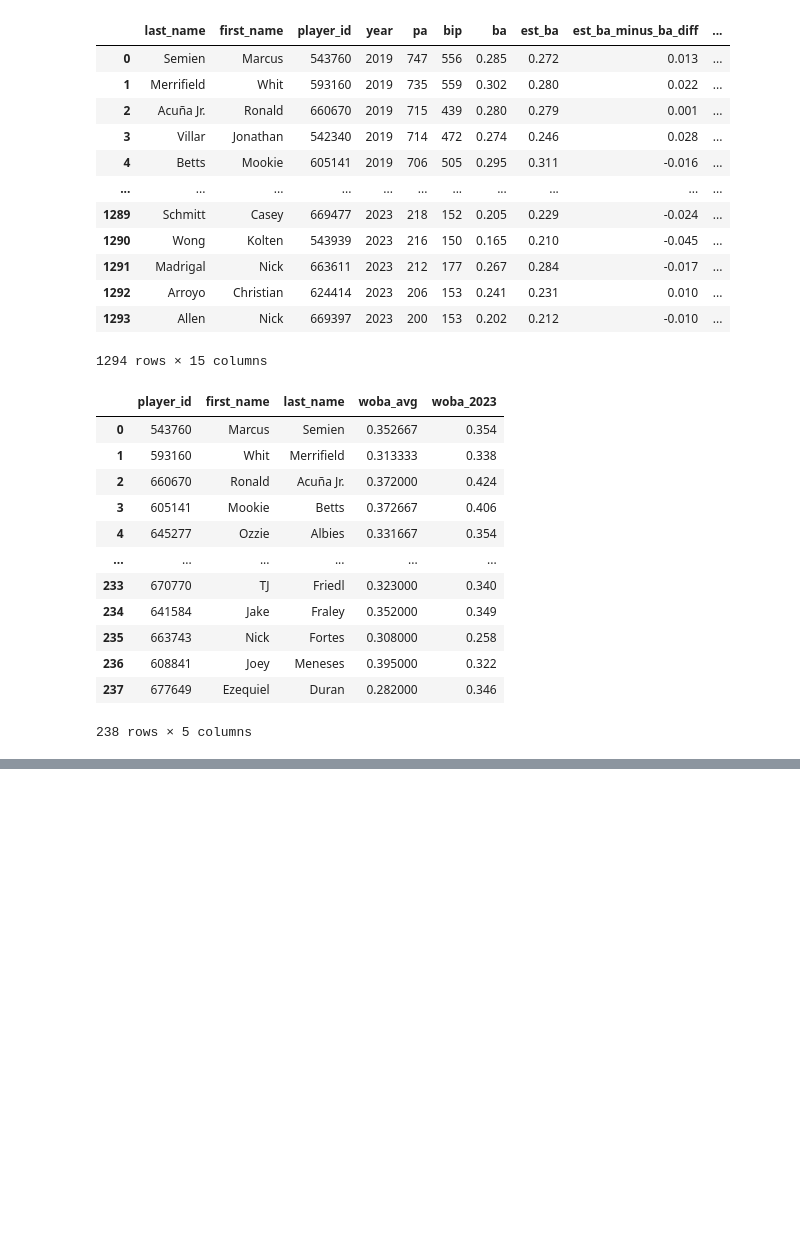
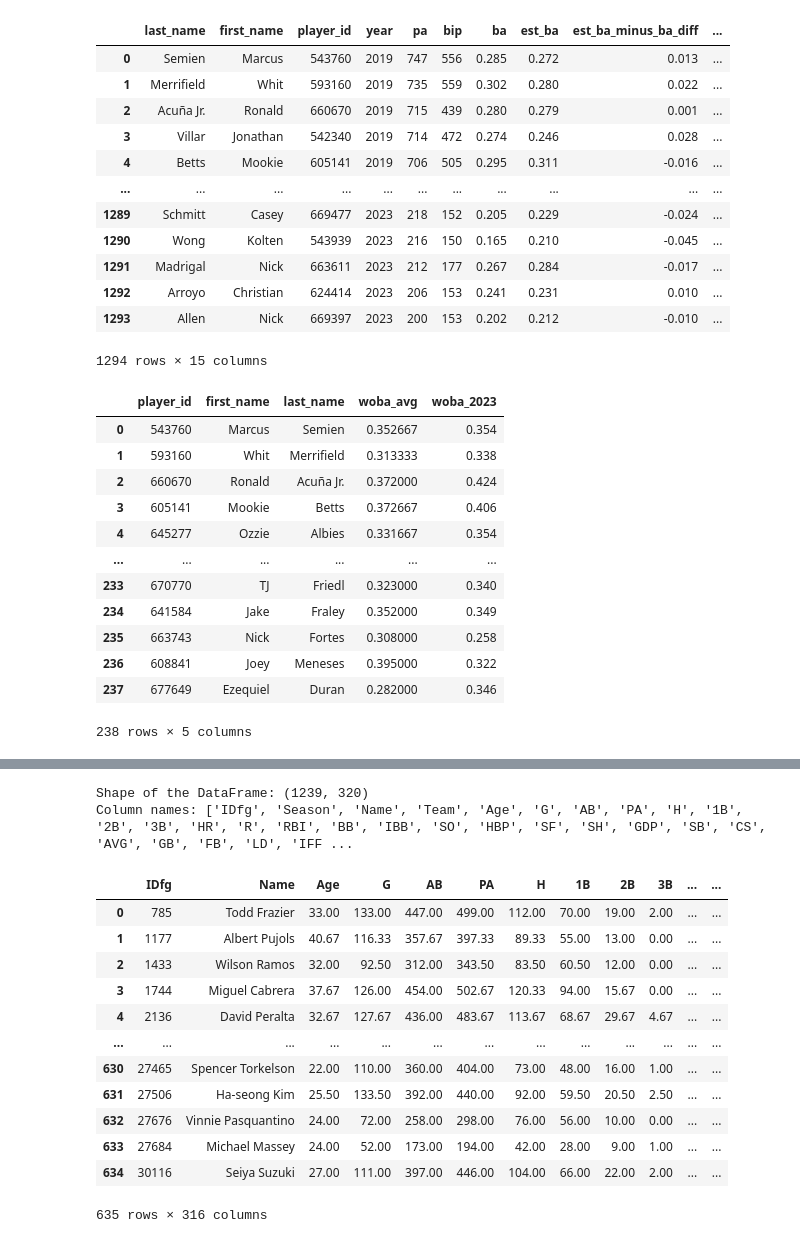
Before and after one commit to PsCushman/baseball-rule-changes, a Jupyter notebook: baseball_data_import.ipynb, the cells around one changed output, grey strips where cells are left out. Saved outputs shown, nothing was run; the diff lists cells and outputs as text; code cells hidden in the pictures; blank space fills up the shorter version.

```diff
--- a/baseball_data_import.ipynb
+++ b/baseball_data_import.ipynb
@@ -278,3 +273,16 @@ sorted_output_batting_woba
 # %%
 # Save the concatenated DataFrame as a CSV file in the "resources" folder
 sorted_output_batting_woba.to_csv("Resources/sorted_output_batting_woba.csv", index=False)
+# %%
+from pybaseball import batting_stats
+
+# retrieve data on only players who have 50+ plate appearances this year
+full_batting_2019 = batting_stats(2019, qual=150)
+full_batting_2021 = batting_stats(2021, qual=150)
+full_batting_2022 = batting_stats(2022, qual=150)
+full_batting_2023 = batting_stats(2023, qual=150)
+
+# Concatenate the DataFrames vertically
+full_batting_data_pre_changes = pd.concat([full_batting_2019,full_batting_2021, full_batting_2022], ignore_index=True)
+
+full_batting_data_pre_changes.head()
@@ -280,0 +297,29 @@ sorted_output_batting_woba.to_csv("Resources/sorted_output_batting_woba.csv", in
+# %%
+print("Shape of the DataFrame:", full_batting_data_pre_changes.shape)
+print("Column names:", full_batting_data_pre_changes.columns.tolist())
+# %% [output]
+Shape of the DataFrame: (1239, 320)
+Column names: ['IDfg', 'Season', 'Name', 'Team', 'Age', 'G', 'AB', 'PA', 'H', '1B', '2B', '3B', 'HR', 'R', 'RBI', 'BB', 'IBB', 'SO', 'HBP', 'SF', 'SH', 'GDP', 'SB', 'CS', 'AVG', 'GB', 'FB', 'LD', 'IFF ...
+# %%
+# Group the DataFrame by 'IDfg' and calculate the average for each group
+grouped_full_batting_data = full_batting_data_pre_changes.groupby(['IDfg', 'Name']).mean().reset_index()
+
+grouped_full_batting_data = grouped_full_batting_data.drop(columns='Season')
+pd.set_option('display.float_format', '{:.2f}'.format)
+
+# Display the resulting grouped and averaged DataFrame
+grouped_full_batting_data
+# %% [output]
+|  | IDfg | Name | Age | G | AB | PA | H | 1B | 2B | 3B | ... | ... |
+| 0 | 785 | Todd Frazier | 33.00 | 133.00 | 447.00 | 499.00 | 112.00 | 70.00 | 19.00 | 2.00 | ... | ... |
+| 1 | 1177 | Albert Pujols | 40.67 | 116.33 | 357.67 | 397.33 | 89.33 | 55.00 | 13.00 | 0.00 | ... | ... |
+| 2 | 1433 | Wilson Ramos | 32.00 | 92.50 | 312.00 | 343.50 | 83.50 | 60.50 | 12.00 | 0.00 | ... | ... |
+| 3 | 1744 | Miguel Cabrera | 37.67 | 126.00 | 454.00 | 502.67 | 120.33 | 94.00 | 15.67 | 0.00 | ... | ... |
+| 4 | 2136 | David Peralta | 32.67 | 127.67 | 436.00 | 483.67 | 113.67 | 68.67 | 29.67 | 4.67 | ... | ... |
+| ... | ... | ... | ... | ... | ... | ... | ... | ... | ... | ... | ... | ... |
+| 630 | 27465 | Spencer Torkelson | 22.00 | 110.00 | 360.00 | 404.00 | 73.00 | 48.00 | 16.00 | 1.00 | ... | ... |
+| 631 | 27506 | Ha-seong Kim | 25.50 | 133.50 | 392.00 | 440.00 | 92.00 | 59.50 | 20.50 | 2.50 | ... | ... |
+| 632 | 27676 | Vinnie Pasquantino | 24.00 | 72.00 | 258.00 | 298.00 | 76.00 | 56.00 | 10.00 | 0.00 | ... | ... |
+| 633 | 27684 | Michael Massey | 24.00 | 52.00 | 173.00 | 194.00 | 42.00 | 28.00 | 9.00 | 1.00 | ... | ... |
+| 634 | 30116 | Seiya Suzuki | 27.00 | 111.00 | 397.00 | 446.00 | 104.00 | 66.00 | 22.00 | 2.00 | ... | ... |
+635 rows × 316 columns
```
Also changed, not shown: parts of 14 cells of this notebook, 5 other files.
